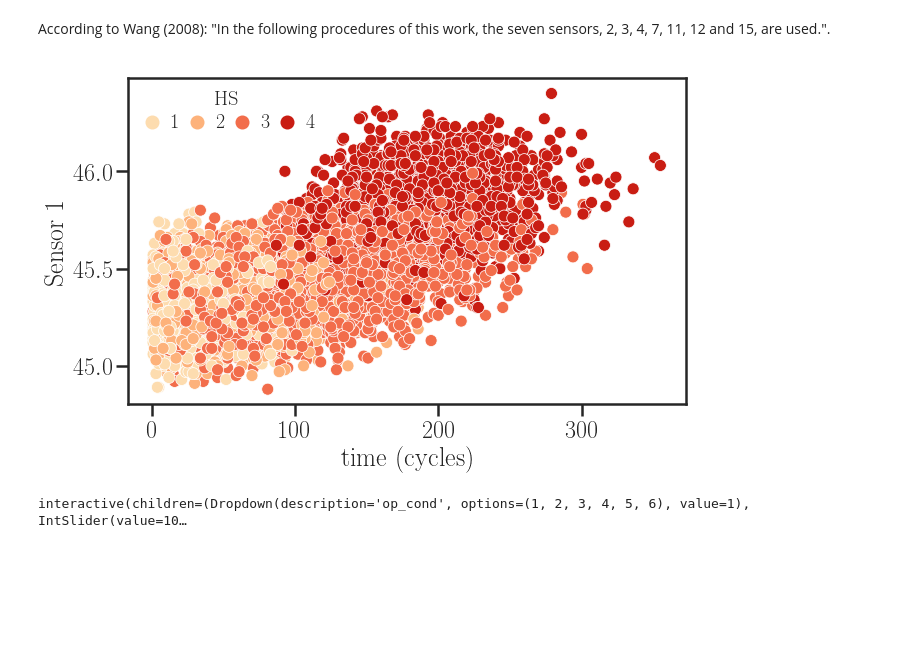
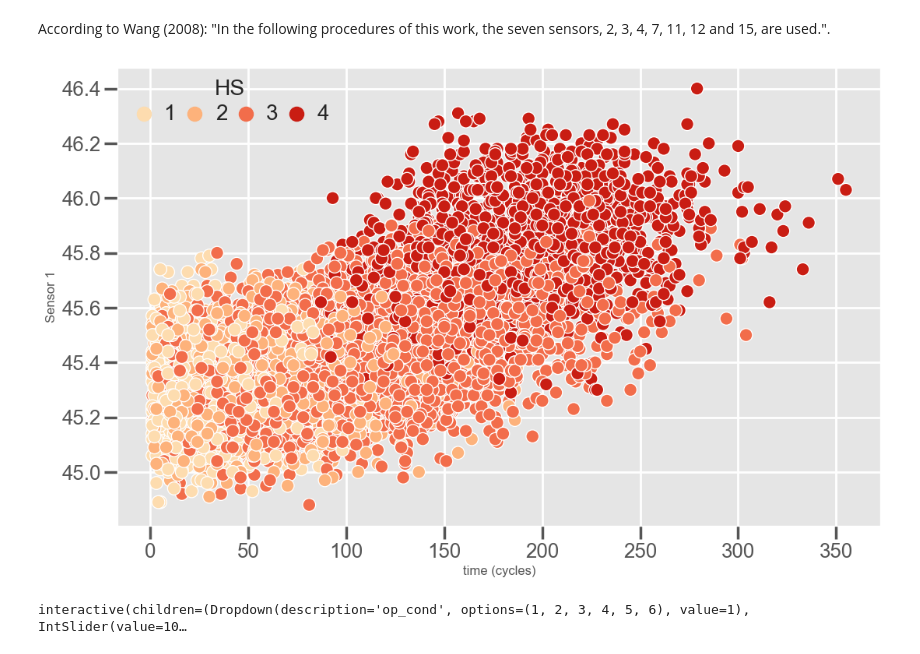
Before and after one commit to xxl4tomxu98/nasa_ppmx, a Jupyter notebook: notebooks/0.1-generate_figures-visualization_and_explorations-navarmn.ipynb, the cells around one changed output. Drawn from its saved outputs; the diff is of its cells as text; code cells hidden in the pictures; blank space fills up the shorter version.

```diff
--- a/notebooks/0.1-generate_figures-visualization_and_explorations-navarmn.ipynb
+++ b/notebooks/0.1-generate_figures-visualization_and_explorations-navarmn.ipynb
@@ -83,7 +83,7 @@ interactive(children=(IntSlider(value=109, description='unit', max=218, min=1),
 paleta = sns.cubehelix_palette(4, start=.5, rot=-.75)
 
 fig, ax = plt.subplots()
-fig.set_size_inches(10,6)
+fig.set_size_inches(8,4)
 # sns.set_style('ticks')
 # sns.set_context("poster")
 sns.set(context='poster', style='ticks', font_scale=0.85)
@@ -94,13 +94,12 @@ g = sns.lineplot(x="time_step", y="Sensor_1", hue='unit',
 ax.lines
 # leg = ax.legend(ncol=5, bbox_to_anchor=(0, 1.2), loc='upper left')
 # leg.set_title('')
-
 h, l = plt.gca().get_legend_handles_labels()
-leg = plt.legend(h[1:],l[1:],
+leg = plt.legend(h[0:],l[0:],
                  title = "",
                  borderpad = 1.0,
                  edgecolor = 'black',
-                 fontsize = 24,
+                 fontsize = 20,
                  frameon = False,
                  loc = 'upper center',
                  ncol=5,
@@ -109,15 +108,12 @@ leg = plt.legend(h[1:],l[1:],
                  handlelength=1.3,
                  columnspacing=0.7
                 )
-
 sns.despine()
-
 plt.grid()
 
 plt.xlabel('time (cycles)')
 plt.ylabel('Sensor 1')
 
-plt.style.use('./latex_navar.mplstyle')
-
+plt.style.use('ggplot')
 plt.savefig('01_figure_sensor_units.eps', format='eps', dpi=300, bbox_inches='tight')
 # %% [output]
@@ -128,9 +144,8 @@ paleta = sns.color_palette("dark", 4)
 paleta = sns.dark_palette("palegreen", 4)
 paleta = sns.cubehelix_palette(4, start=.5, rot=-.75)
 
-
 fig, ax = plt.subplots()
-fig.set_size_inches(10,6)
+fig.set_size_inches(10,4)
 # sns.set_style('ticks')
 # sns.set_context("poster")
 sns.set(context='poster', style='ticks', font_scale=0.85)
@@ -152,7 +167,7 @@ sns.set_palette(paleta)
 leg.set_title('')
 
 h, l = plt.gca().get_legend_handles_labels()
-leg = plt.legend(h[1:],l[1:],
+leg = plt.legend(h[0:],l[0:],
                  title = "",
                  borderpad = 1.0,
                  edgecolor = 'black',
@@ -166,7 +181,6 @@ leg = plt.legend(h[1:],l[1:],
                  handlelength=1.3,
                  columnspacing=0.7
                 )
-
 sns.despine()
 
 plt.grid()
@@ -174,9 +188,6 @@ plt.grid()
 plt.xlabel('time (cycles)')
 plt.ylabel('Sensor readings')
 
-plt.style.use('./latex_navar.mplstyle')
-
-
-
+plt.style.use('ggplot')
 plt.savefig('02_figure_unit_sensors_latex.eps', format='eps', dpi=300, bbox_inches='tight')
 # %% [output]
@@ -214,7 +228,7 @@ sensor = 13
 paleta = sns.color_palette("OrRd", 4)
 
 fig, ax = plt.subplots()
-fig.set_size_inches(10,6)
+fig.set_size_inches(10,4)
 
 sns.set(context='poster', style='ticks', font_scale=0.85)
 
@@ -224,7 +238,7 @@ g = sns.lineplot(x="time_step", y="Sensor_1", hue='Health_state',
 ax.lines
 
 h, l = plt.gca().get_legend_handles_labels()
-leg = plt.legend(h[1:],l[1:],
+leg = plt.legend(h[0:],l[0:],
                  title = "Health State (HS)",
                  borderpad = 1.0,
                  edgecolor = 'black',
@@ -244,7 +258,7 @@ plt.grid()
 plt.xlabel('time (cycles)')
 plt.ylabel('Sensor 1')
 
-plt.style.use('./latex_navar.mplstyle')
+plt.style.use('ggplot')
 
 plt.savefig('03_figure_sensor_evolution.eps', format='eps', dpi=300, bbox_inches='tight')
 # %% [output]
@@ -340,45 +354,39 @@ According to Wang (2008): "In the following procedures of this work, the seven s
 data_unit_sensor_buffer = Data_per_op_cond(operational_condition=1).fit_transform(data_with_op_cond)
 # %%
 paleta = sns.color_palette("OrRd", 4)
-
 fig, ax = plt.subplots()
 fig.set_size_inches(10,6)
-
 sns.set(context='poster', style='ticks', font_scale=0.85)
 
 g = sns.scatterplot(x="time_step", y="Sensor_10", hue='Health_state',
              data=data_unit_sensor_buffer, palette=paleta)
 
 ax.lines
 
 h, l = plt.gca().get_legend_handles_labels()
-leg = plt.legend(h[1:],l[1:],
+leg = plt.legend(h[0:],l[0:],
                  title = "HS",
                  borderpad = 0.05,
                  edgecolor = 'black',
                  fontsize = 20,
                  frameon = False,
                  loc = 'upper left',
 #                  loc = 'lower right',
                  ncol=5,
 #                  bbox_to_anchor=(0.5, 1.3),
                  handletextpad=0.3,
                  handlelength=1.3,
                  columnspacing=0.2,
                  labelspacing=0.2
                 )
-
 # sns.despine()
-
 # plt.grid()
 plt.xlabel('time (cycles)')
 plt.ylabel('Sensor 1')
-
-plt.style.use('./latex_navar.mplstyle')
-
+plt.style.use('ggplot')
 plt.savefig('05_Operational_condition.eps', format='eps', dpi=300, bbox_inches='tight')
 # %% [output]
-[figure, old version]
+[figure, new version]
 # %%
 def plot_series(op_cond, sensor):
     data_unit_sensor_buffer = Data_per_op_cond(operational_condition=op_cond).fit_transform(data_with_op_cond)
```
Also changed, not shown: parts of 8 cells of this notebook, 13 other files.
